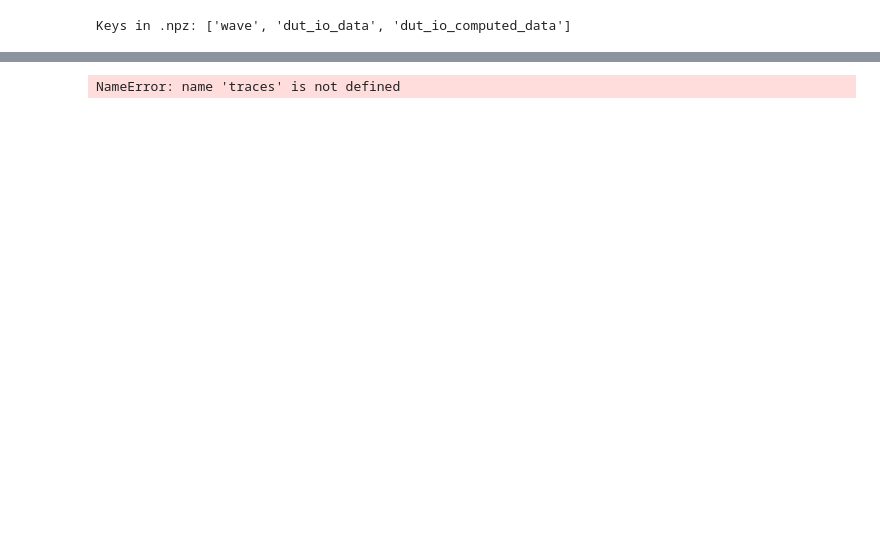
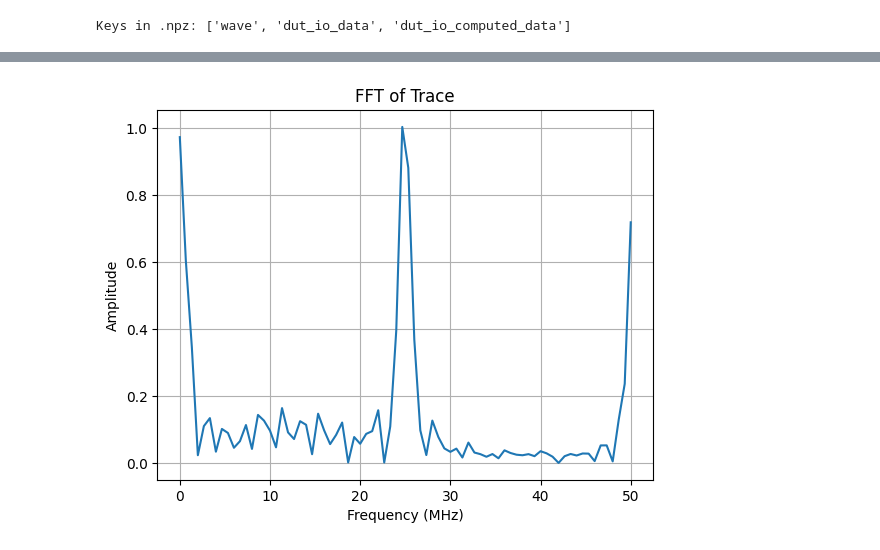
Before and after one commit to AhmedHedi0/AdvSecLab, a Jupyter notebook: advseceng25-sca-framework-main/src/py/analysis.ipynb, the cells around one changed output, grey strips where cells are left out. Cells and saved outputs as stored; diff of their text form; code cells hidden in the pictures; blank space fills up the shorter version.

```diff
--- a/advseceng25-sca-framework-main/src/py/analysis.ipynb
+++ b/advseceng25-sca-framework-main/src/py/analysis.ipynb
@@ -45,5 +45,5 @@ plt.show()
 # %%
-data = np.load("C:/Users/Ahmed/Desktop/AdvSecLab/data/traces_0.npz")
+data = np.load("C:/Users/Ahmed/Desktop/AdvSecLab/data/traces_0.npz", allow_pickle=True)
 print("Keys in .npz:", list(data.keys()))
 # %% [output]
 Keys in .npz: ['wave', 'dut_io_data', 'dut_io_computed_data']
@@ -211,13 +97,17 @@ Saved filtered and normalized traces to 'data/traces_0_processed.npz'
 # %%
+import numpy as np
 import matplotlib.pyplot as plt
 
-# Plot first few traces
-for i in range(5):
-    plt.plot(traces[i], label=f"Trace {i}")
-plt.legend()
-plt.title("Raw traces before alignment")
-plt.xlabel("Time sample")
-plt.ylabel("Power")
+trace = data['wave'][0]  # Replace with your actual trace
+
+fft_vals = np.abs(np.fft.rfft(trace))
+fft_freqs = np.fft.rfftfreq(len(trace), d=1/100e6)
+
+plt.plot(fft_freqs / 1e6, fft_vals)
+plt.xlabel("Frequency (MHz)")
+plt.ylabel("Amplitude")
+plt.title("FFT of Trace")
+plt.grid(True)
 plt.show()
 # %% [output]
-NameError: name 'traces' is not defined
+[figure, added]
```
Also changed, not shown: parts of 4 cells of this notebook, 7 other files.
